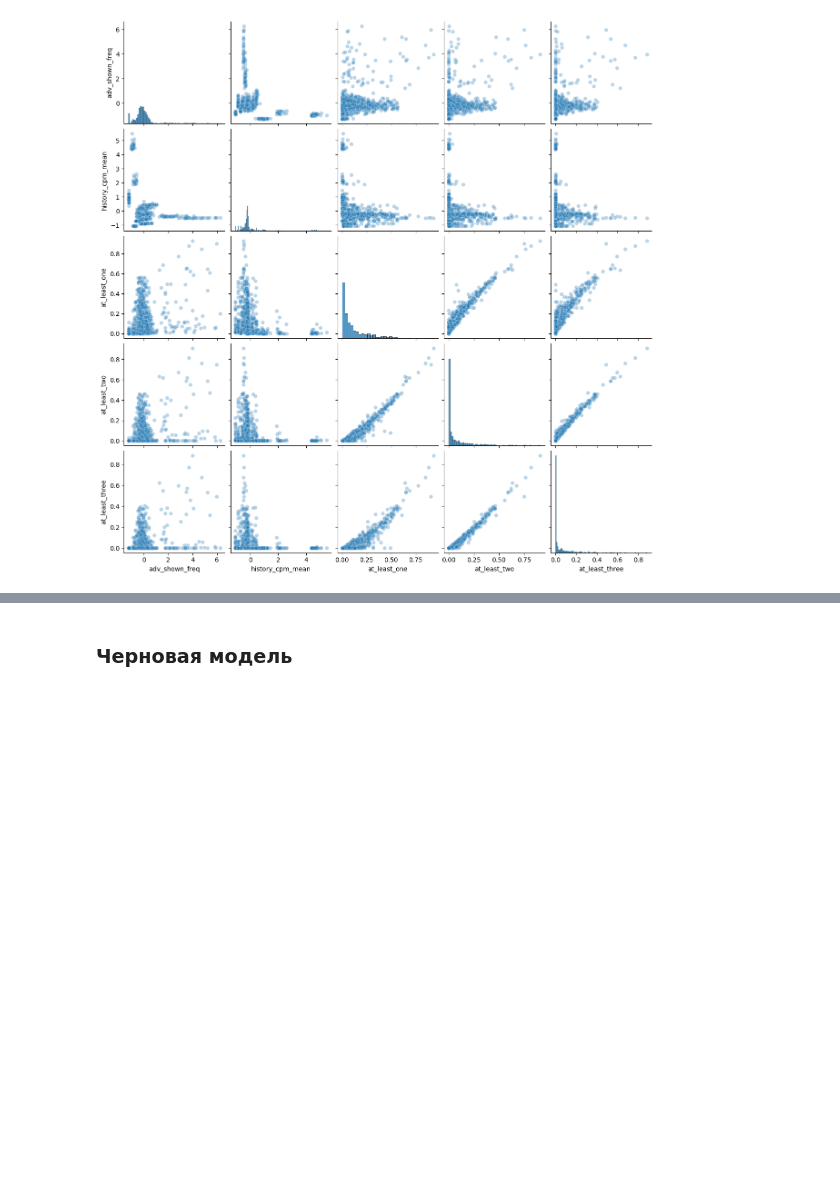
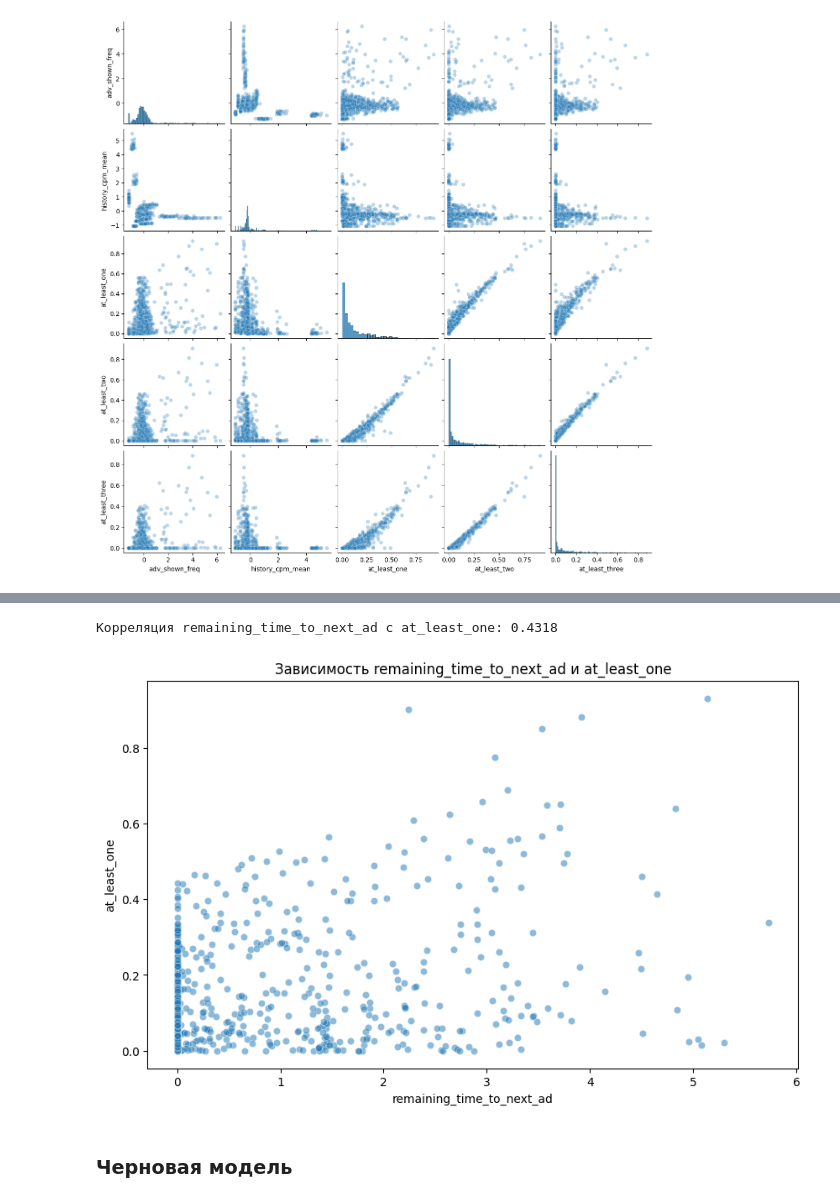
Before and after one commit to TimurPshITMO/VK_LL_2025, a Jupyter notebook: data_view.ipynb, the cells around one changed output, grey strips where cells are left out. Drawn from its saved outputs; the diff is of its cells as text; code cells hidden in the pictures; blank space fills up the shorter version.

```diff
--- a/data_view.ipynb
+++ b/data_view.ipynb
@@ -539,3 +601,28 @@ plt.show()
+# %%
+# Создаем новую фичу: остаточное время до следующего показа
+X_filtered['remaining_time_to_next_ad'] = X_filtered['delay'] - X_filtered['avg_time_between_ads']
+
+# Заполняем NaN (если avg_time_between_ads > delay)
+X_filtered['remaining_time_to_next_ad'] = X_filtered['remaining_time_to_next_ad'].clip(lower=0)
+
+# Проверяем корреляцию с целевыми переменными
+correlation_remaining_time = X_filtered['remaining_time_to_next_ad'].corr(Y['at_least_one'])
+print(f"Корреляция remaining_time_to_next_ad с at_least_one: {correlation_remaining_time:.4f}")
+# %% [output]
+Корреляция remaining_time_to_next_ad с at_least_one: 0.4318
+# %%
+import seaborn as sns
+import matplotlib.pyplot as plt
+
+# Визуализация зависимости remaining_time_to_next_ad и at_least_one
+plt.figure(figsize=(10, 6))
+sns.scatterplot(data=X_filtered, x='remaining_time_to_next_ad', y=Y['at_least_one'], alpha=0.5)
+plt.title('Зависимость remaining_time_to_next_ad и at_least_one')
+plt.xlabel('remaining_time_to_next_ad')
+plt.ylabel('at_least_one')
+plt.show()
+# %% [output]
+[figure, added]
 # %% [markdown]
 ### Черновая модель
 # %%
```
Also changed, not shown: parts of 5 cells of this notebook, 1 other file.
